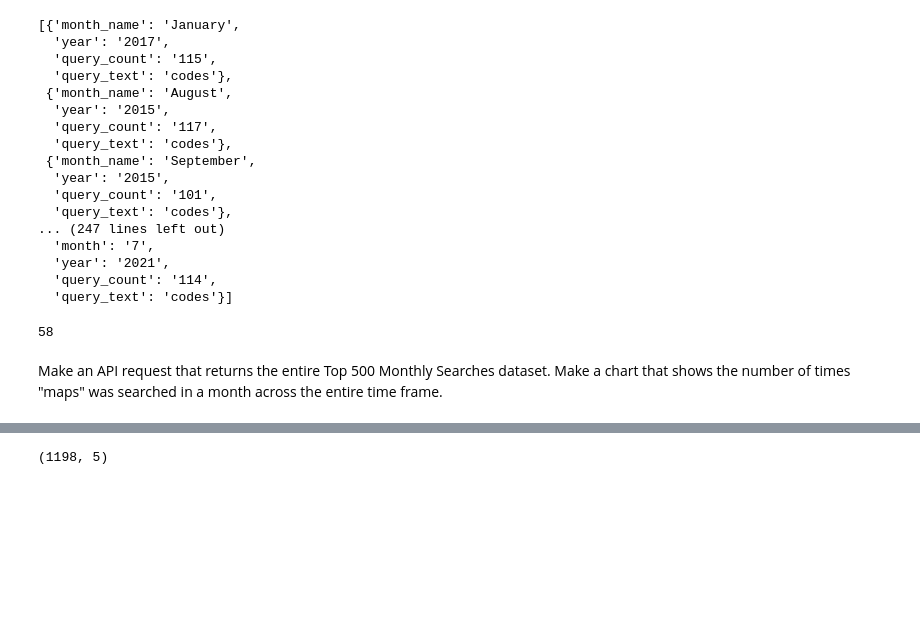
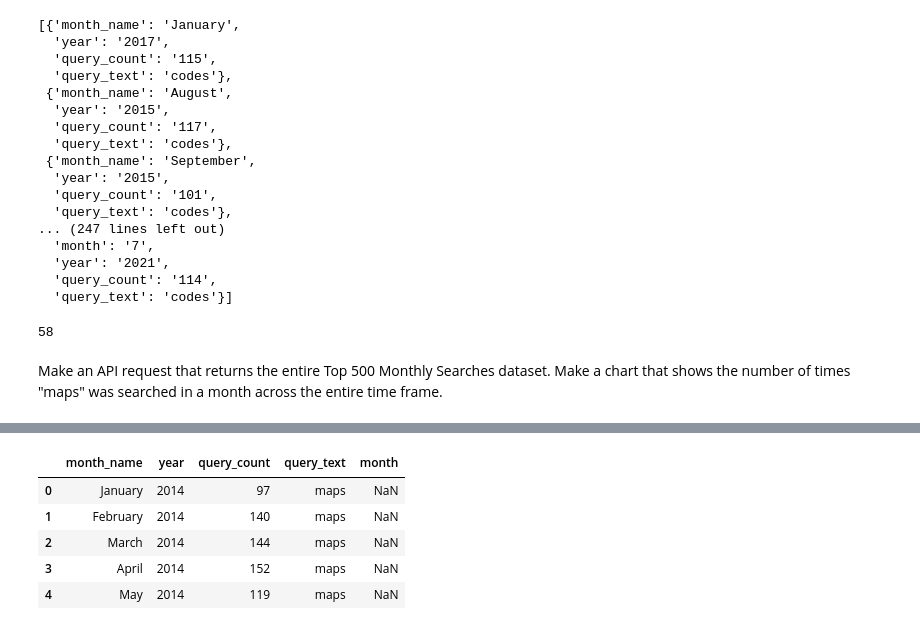
Before and after one commit to NSS-Data-Analytics-Cohort-10/api-elisianguyen, a Jupyter notebook: notebooks/api_notebook.ipynb, the cells around one changed output, grey strips where cells are left out. Drawn from its saved outputs; the diff is of its cells as text; code cells hidden in the pictures; blank space fills up the shorter version.

```diff
--- a/notebooks/api_notebook.ipynb
+++ b/notebooks/api_notebook.ipynb
@@ -147,7 +148,12 @@ top_500
 # %%
 top500_df = pd.DataFrame(top_500)
-top500_df.shape
+top500_df.head()
 # %% [output]
-(1198, 5)
+|  | month_name | year | query_count | query_text | month |
+| 0 | January | 2014 | 97 | maps | NaN |
+| 1 | February | 2014 | 140 | maps | NaN |
+| 2 | March | 2014 | 144 | maps | NaN |
+| 3 | April | 2014 | 152 | maps | NaN |
+| 4 | May | 2014 | 119 | maps | NaN |
 # %%
 top500_df['date'] = pd.to_datetime(top500_df.month_name.astype(str) + '/' + top500_df.year.astype(str), format='%B/%Y')
```
Also changed, not shown: parts of 10 cells of this notebook.
